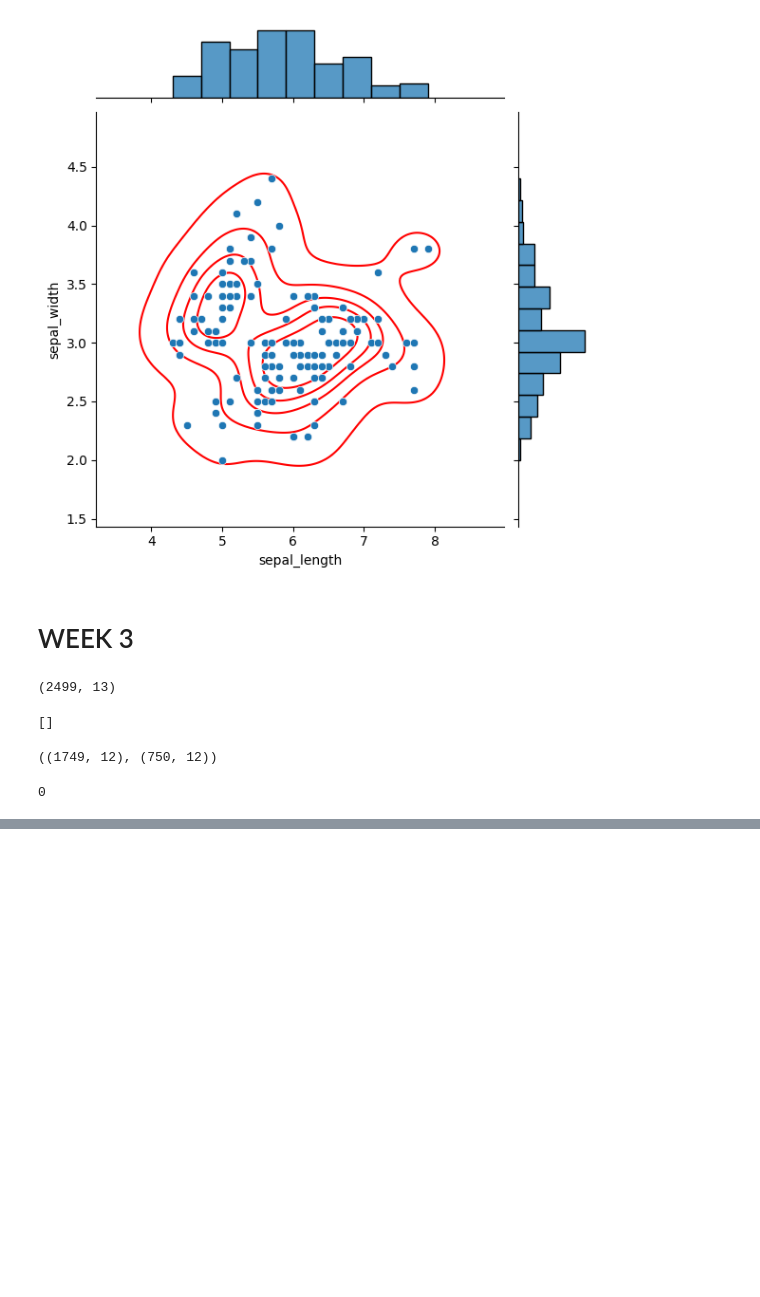
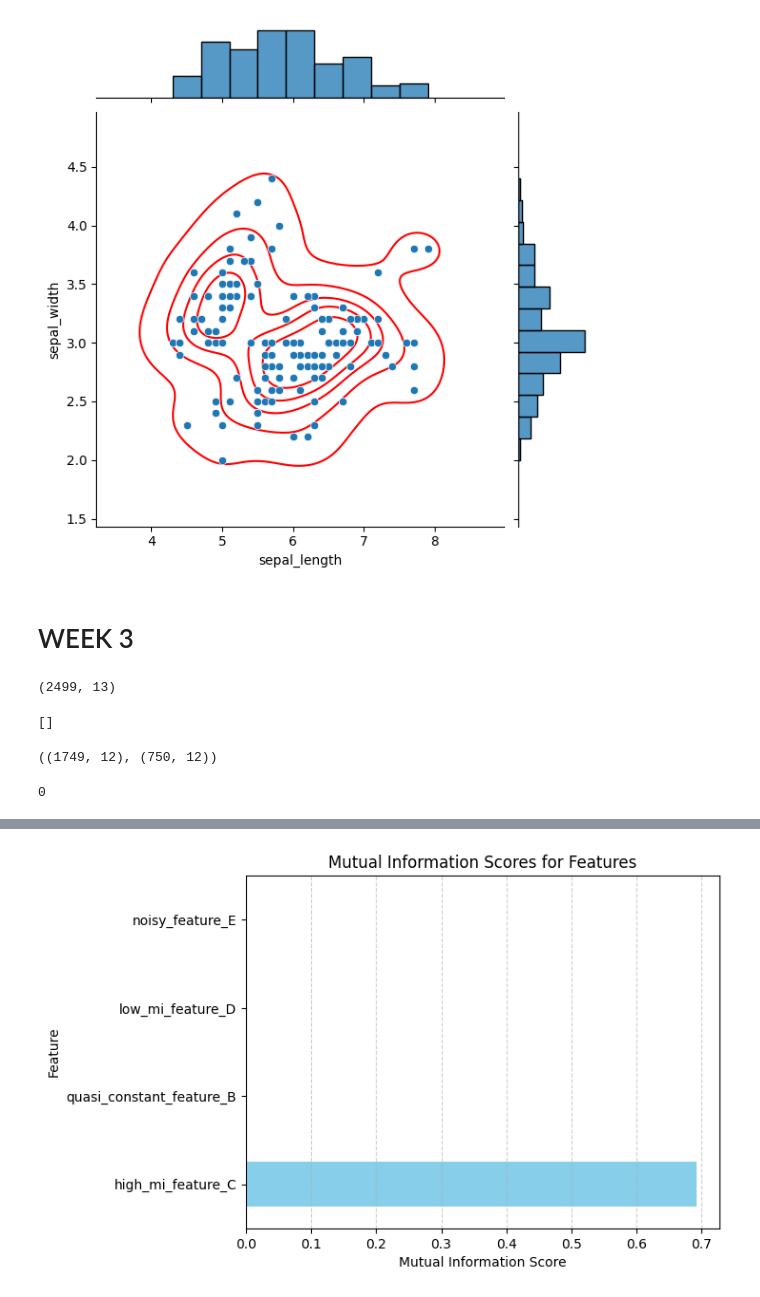
Before and after one commit to V4T5AV/ML, a Jupyter notebook: ML.ipynb, the cells around one changed output, grey strips where cells are left out. Saved outputs shown, nothing was run; the diff lists cells and outputs as text; code cells hidden in the pictures; blank space fills up the shorter version.

```diff
--- a/ML.ipynb
+++ b/ML.ipynb
@@ -366,48 +366,57 @@ len(constant_features)
 # ==============================================================================
 # Step 1: Install and import necessary libraries
 # ==============================================================================
-# This is a standard practice in Colab. scikit-learn is likely already installed.
 import pandas as pd
 import numpy as np
 from sklearn.feature_selection import mutual_info_classif
+# Import matplotlib for plotting the visualization
+import matplotlib.pyplot as plt
 
-# Set a random seed for reproducibility
+# Set a random seed for reproducibility. This ensures that the same "random"
+# data is generated every time you run the code, making the results consistent.
 np.random.seed(42)
 
 # ==============================================================================
 # Step 2: Generate the synthetic dataset
 # ==============================================================================
-# We'll create a DataFrame with 1000 samples and various types of features.
+# We'll create a DataFrame with 1000 samples and various types of features
+# to demonstrate different feature selection scenarios.
 print("Generating the synthetic dataset...\n")
 
 n_samples = 1000
 data = {}
 
 # Feature 1: A truly constant feature (all values are the same)
+# A machine learning model cannot learn from this feature as there is no variance.
 data['constant_feature_A'] = np.zeros(n_samples)
 
 # Feature 2: A quasi-constant feature (99% of values are the same)
+# This feature has very little variance and is often unhelpful for a model.
 # We'll set 990 values to 0 and 10 values to 1, then shuffle them.
 data['quasi_constant_feature_B'] = np.concatenate([np.zeros(990), np.ones(10)])
 np.random.shuffle(data['quasi_constant_feature_B'])
 
 # Feature 3: A feature with high mutual information with the target
-# We will first create the binary target variable
+# This feature is highly correlated with the target and should be very useful.
+# We will first create the binary target variable that we want to predict.
 target = np.random.randint(0, 2, size=n_samples)
 data['target'] = target
-# Now, we'll create a feature highly correlated with the target
+# Now, we'll create a feature highly correlated with the target. We multiply the
+# target by 5 and add some random noise.
 data['high_mi_feature_C'] = data['target'] * 5 + np.random.normal(0, 0.5, size=n_samples)
 
 # Feature 4: A feature with low mutual information with the target
+# This feature is completely random and provides no information about the target.
 data['low_mi_feature_D'] = np.random.rand(n_samples)
 
 # Feature 5: A noisy, irrelevant feature
+# Another random feature that should also have low mutual information.
 data['noisy_feature_E'] = np.random.normal(0, 1, size=n_samples)
 
-# Create the final DataFrame
+# Create the final DataFrame from the dictionary of features.
 df = pd.DataFrame(data)
 
-# Print the first few rows and a summary to confirm the dataset was created
+# Print the first few rows and a summary to confirm the dataset was created successfully.
 print("Generated DataFrame:")
 print(df.head())
 print(f"\nDataFrame shape: {df.shape}\n")
@@ -419,14 +428,15 @@ print("-" * 50)
 # ==============================================================================
 print("Identifying constant features...\n")
 
-# A feature is constant if its standard deviation is 0.
+# A feature is considered constant if its standard deviation is 0.
+# We use a list comprehension to efficiently find these columns.
 constant_features = [
     col for col in df.columns if df[col].std() == 0
 ]
 
 print(f"Found {len(constant_features)} constant features: {constant_features}")
 
-# Remove the constant features from the DataFrame
+# Remove the constant features from the DataFrame and create a new one.
 df_no_constant = df.drop(columns=constant_features)
 print(f"DataFrame after removing constant features: {df_no_constant.shape}\n")
 print("-" * 50)
@@ -439,48 +449,68 @@ print("Identifying quasi-constant features...\n")
 
 # A feature is quasi-constant if one value makes up a large proportion of the data.
 # We'll set a threshold of 99% (0.99)
+threshold = 0.99
 quasi_constant_features = []
-threshold = 0.99
 
-# We need to iterate over the columns of the new DataFrame without constant features
+# We need to iterate over the columns of the new DataFrame (without constant features).
 for col in df_no_constant.columns:
-    # Get the value counts and normalize to get percentages
+    # Get the value counts and normalize them to get percentages.
     percentages = df_no_constant[col].value_counts(normalize=True)
-    # The highest percentage is the first item in the series
+    # The highest percentage is the first item in the series (percentages.iloc[0]).
     if percentages.iloc[0] > threshold:
         quasi_constant_features.append(col)
 
 print(f"Found {len(quasi_constant_features)} quasi-constant features (threshold > {threshold}): {quasi_constant_features}")
 
-# Remove the quasi-constant features
+# Remove the quasi-constant features to get our final, clean dataset.
 df_final = df_no_constant.drop(columns=quasi_constant_features)
 print(f"Final DataFrame after removing quasi-constant features: {df_final.shape}\n")
 print("-" * 50)
 
 
 # ==============================================================================
-# Step 5: Calculate and visualize Mutual Information
+# Step 5: Calculate Mutual Information
 # ==============================================================================
 print("Calculating Mutual Information...\n")
 
-# Separate features (X) and target (y)
+# Separate the features (X) from the target (y) for analysis.
 X = df_final.drop(columns=['target'])
 y = df_final['target']
 
-# Calculate mutual information scores.
-# The `mutual_info_classif` function works for discrete features.
-# For continuous features, it uses estimation methods.
+# Calculate mutual information scores. `mutual_info_classif` estimates
+# the dependency between each feature and the target variable.
+# A higher score means a feature is more informative.
 mi_scores = mutual_info_classif(X, y, random_state=42)
 
-# Create a Series for easier viewing and sorting
+# Create a Pandas Series to easily view the scores with their corresponding
+# feature names.
 mi_series = pd.Series(mi_scores, index=X.columns)
 
-# Sort the scores in descending order to see the most informative features first
+# Sort the scores in descending order to see the most informative features at the top.
 mi_series_sorted = mi_series.sort_values(ascending=False)
 
 print("Mutual Information Scores (sorted descending):\n")
 print(mi_series_sorted)
-print("\n'high_mi_feature_C' should have a high score, while others should be low.")
+print("\nNotice that 'high_mi_feature_C' has a high score, while others are close to zero.")
+print("-" * 50)
+
+
+# ==============================================================================
+# Step 6: Visualize Mutual Information Scores
+# ==============================================================================
+print("Visualizing Mutual Information scores...\n")
+
+# Create a horizontal bar plot of the sorted scores.
+mi_series_sorted.plot(kind='barh', color='skyblue')
+
+# Add a title and labels for clarity.
+plt.title('Mutual Information Scores for Features')
+plt.xlabel('Mutual Information Score')
+plt.ylabel('Feature')
+plt.grid(axis='x', linestyle='--', alpha=0.6) # Add a horizontal grid for better readability
+
+# Display the plot.
+plt.show()
 # %% [output]
 Generating the synthetic dataset...
 
@@ -501,0 +532 @@ dtype: float64
+[figure, added]
```
Also changed, not shown: parts of 2 cells of this notebook.
